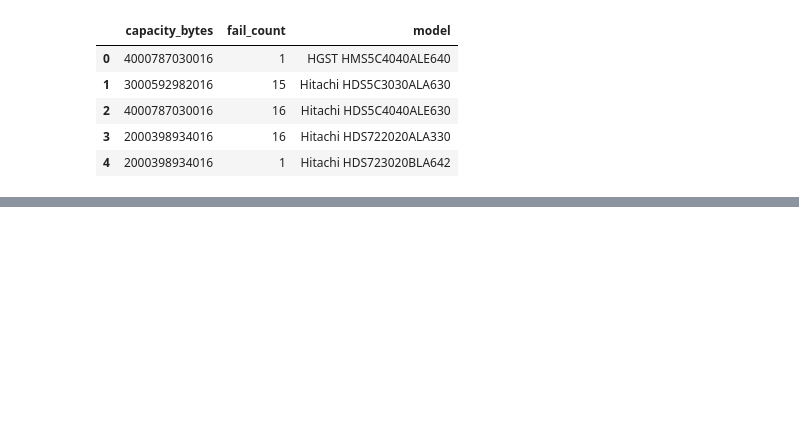
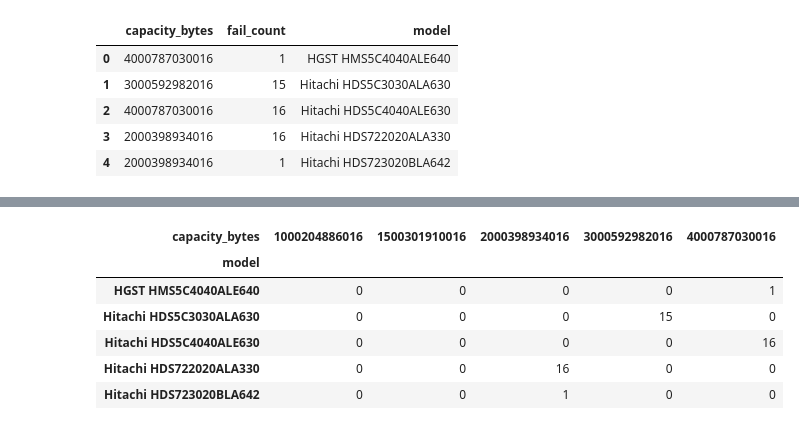
Before and after one commit to ababook/intro-python-data-science, a Jupyter notebook: hard-disk/2. Acquire.ipynb, the cells around one changed output, grey strips where cells are left out. Saved outputs shown, nothing was run; the diff lists cells and outputs as text; code cells hidden in the pictures; blank space fills up the shorter version.

```diff
--- a/hard-disk/2. Acquire.ipynb
+++ b/hard-disk/2. Acquire.ipynb
@@ -235,0 +294,2 @@ dtype: object
+# %%
+flights = sns.load_dataset("flights")
@@ -235,0 +308,13 @@ dtype: object
+# %%
+flights_new.head()
+failure_data_for_all_model_capacity_df_pivot.head()
+failure_data_for_all_model_capacity_df_pivot.fillna(0,inplace=True)
+failure_data_for_all_model_capacity_df_pivot.head()
+# %% [output]
+| capacity_bytes | 1000204886016 | 1500301910016 | 2000398934016 | 3000592982016 | 4000787030016 |
+| model |  |  |  |  |  |
+| HGST HMS5C4040ALE640 | 0 | 0 | 0 | 0 | 1 |
+| Hitachi HDS5C3030ALA630 | 0 | 0 | 0 | 15 | 0 |
+| Hitachi HDS5C4040ALE630 | 0 | 0 | 0 | 0 | 16 |
+| Hitachi HDS722020ALA330 | 0 | 0 | 16 | 0 | 0 |
+| Hitachi HDS723020BLA642 | 0 | 0 | 1 | 0 | 0 |
```
Also changed, not shown: parts of 31 cells of this notebook.
